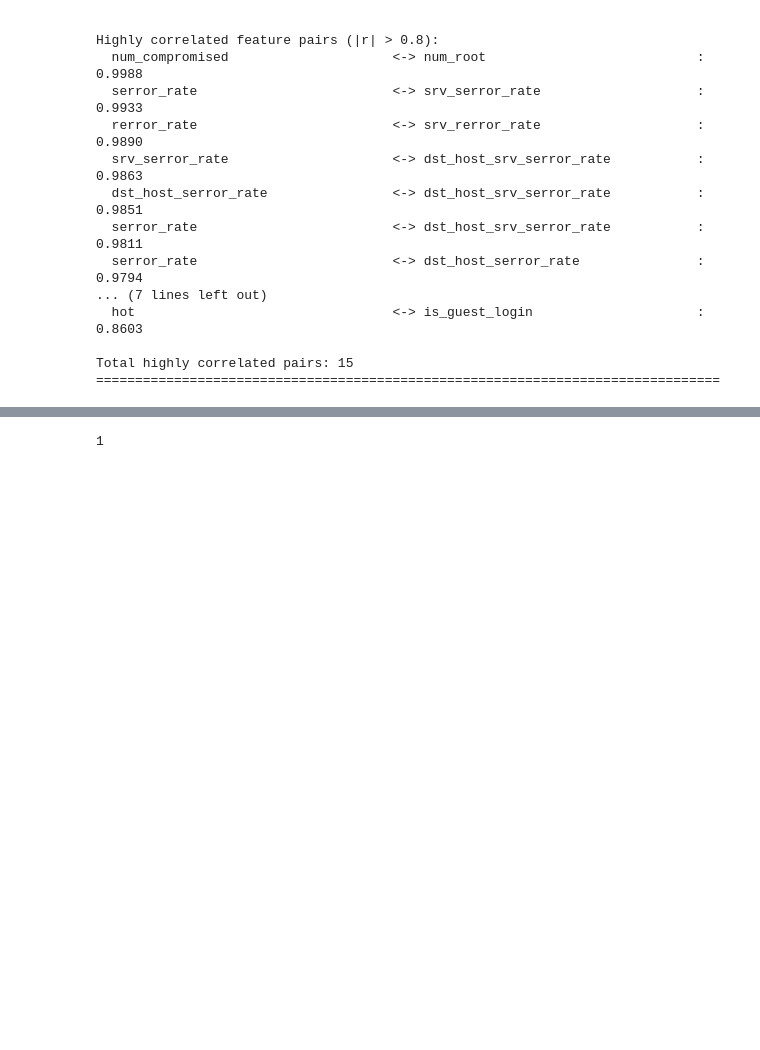
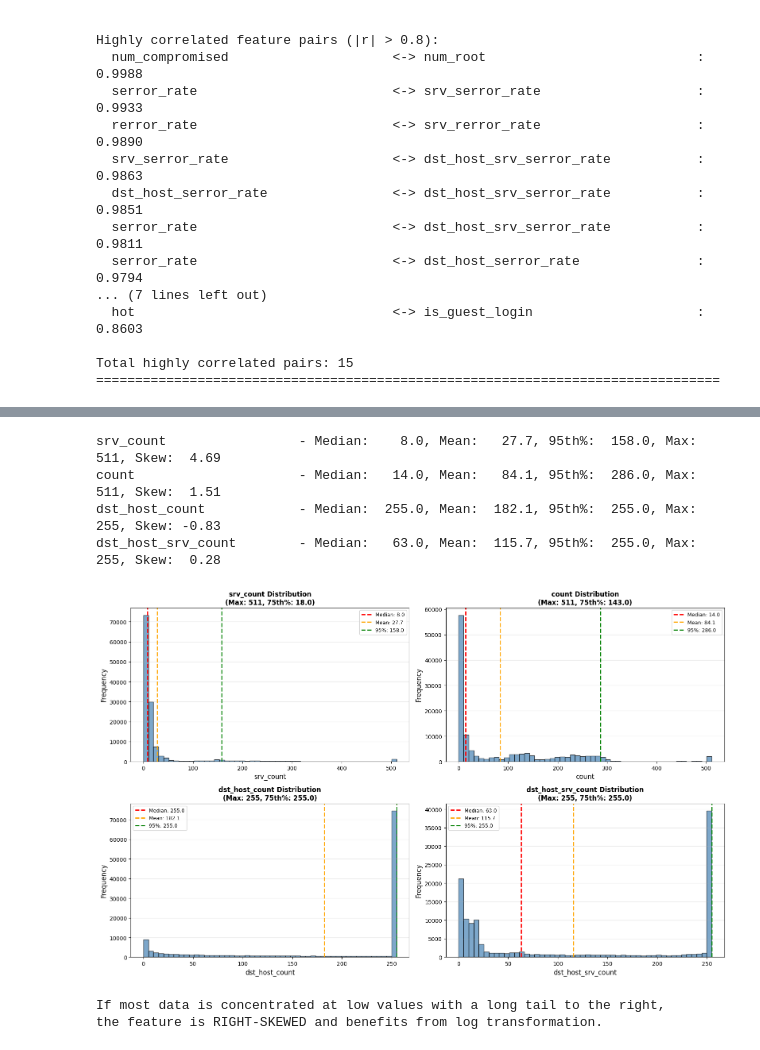
Before and after one commit to mjallen729/Applied-ML-Project, a Jupyter notebook: notebooks/visualize.ipynb, the cells around one changed output, grey strips where cells are left out. Drawn from its saved outputs; the diff is of its cells as text; code cells hidden in the pictures; blank space fills up the shorter version.

```diff
--- a/notebooks/visualize.ipynb
+++ b/notebooks/visualize.ipynb
@@ -246,4 +238,51 @@ to ensure all features contribute equally to distance/similarity calculations.
-# %%
-len(df['num_outbound_cmds'].unique())
-# %% [output]
-1
+# %%
+# These features have moderate ranges (0-511, 0-255) - need to check if they're skewed
+
+maybe_log_features = ['srv_count', 'count', 'dst_host_count', 'dst_host_srv_count']
+
+fig, axes = plt.subplots(2, 2, figsize=(16, 10))
+axes = axes.ravel()
+
+for idx, feature in enumerate(maybe_log_features):
+    ax = axes[idx]
+
+    # Create histogram
+    ax.hist(df[feature], bins=50, color='steelblue', alpha=0.7, edgecolor='black')
+
+    # Add statistics
+    mean_val = df[feature].mean()
+    median_val = df[feature].median()
+    p75 = df[feature].quantile(0.75)
+    p95 = df[feature].quantile(0.95)
+    max_val = df[feature].max()
+
+    # Add vertical lines for key statistics
+    ax.axvline(median_val, color='red', linestyle='--', linewidth=2, label=f'Median: {median_val:.1f}')
+    ax.axvline(mean_val, color='orange', linestyle='--', linewidth=2, label=f'Mean: {mean_val:.1f}')
+    ax.axvline(p95, color='green', linestyle='--', linewidth=2, label=f'95%: {p95:.1f}')
+
+    ax.set_xlabel(feature, fontsize=12)
+    ax.set_ylabel('Frequency', fontsize=12)
+    ax.set_title(f'{feature} Distribution\n(Max: {max_val:.0f}, 75th%: {p75:.1f})',
+                 fontsize=12, fontweight='bold')
+    ax.legend(fontsize=9)
+    ax.grid(axis='y', alpha=0.3)
+
+    # Print skewness info
+    skewness = df[feature].skew()
+    print(f"{feature:25s} - Median: {median_val:6.1f}, Mean: {mean_val:6.1f}, "
+          f"95th%: {p95:6.1f}, Max: {max_val:6.0f}, Skew: {skewness:5.2f}")
+
+plt.tight_layout()
+plt.show()
+
+print("If most data is concentrated at low values with a long tail to the right,")
+print("the feature is RIGHT-SKEWED and benefits from log transformation.")
+# %% [output]
+srv_count                 - Median:    8.0, Mean:   27.7, 95th%:  158.0, Max:    511, Skew:  4.69
+count                     - Median:   14.0, Mean:   84.1, 95th%:  286.0, Max:    511, Skew:  1.51
+dst_host_count            - Median:  255.0, Mean:  182.1, 95th%:  255.0, Max:    255, Skew: -0.83
+dst_host_srv_count        - Median:   63.0, Mean:  115.7, 95th%:  255.0, Max:    255, Skew:  0.28
+[figure, added]
+If most data is concentrated at low values with a long tail to the right,
+the feature is RIGHT-SKEWED and benefits from log transformation.
```
Also changed, not shown: parts of 2 cells of this notebook, 4 other files.
